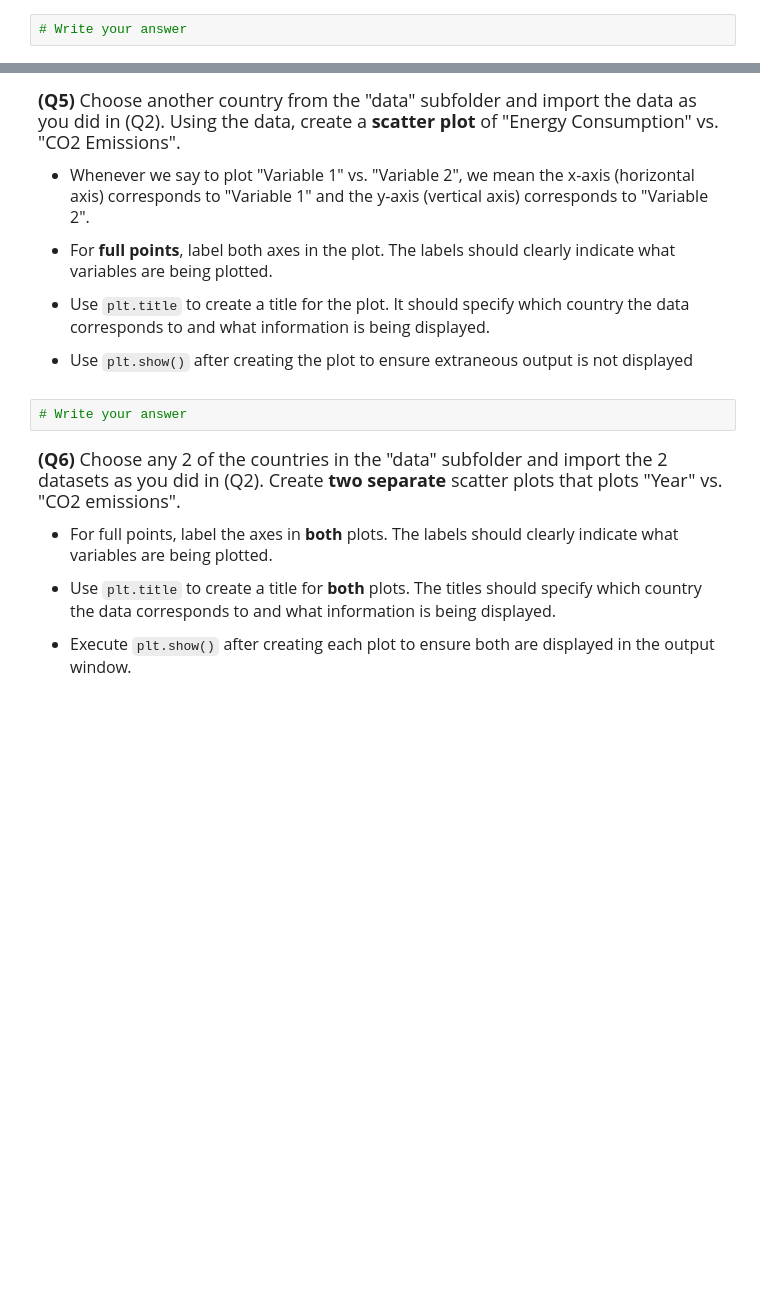
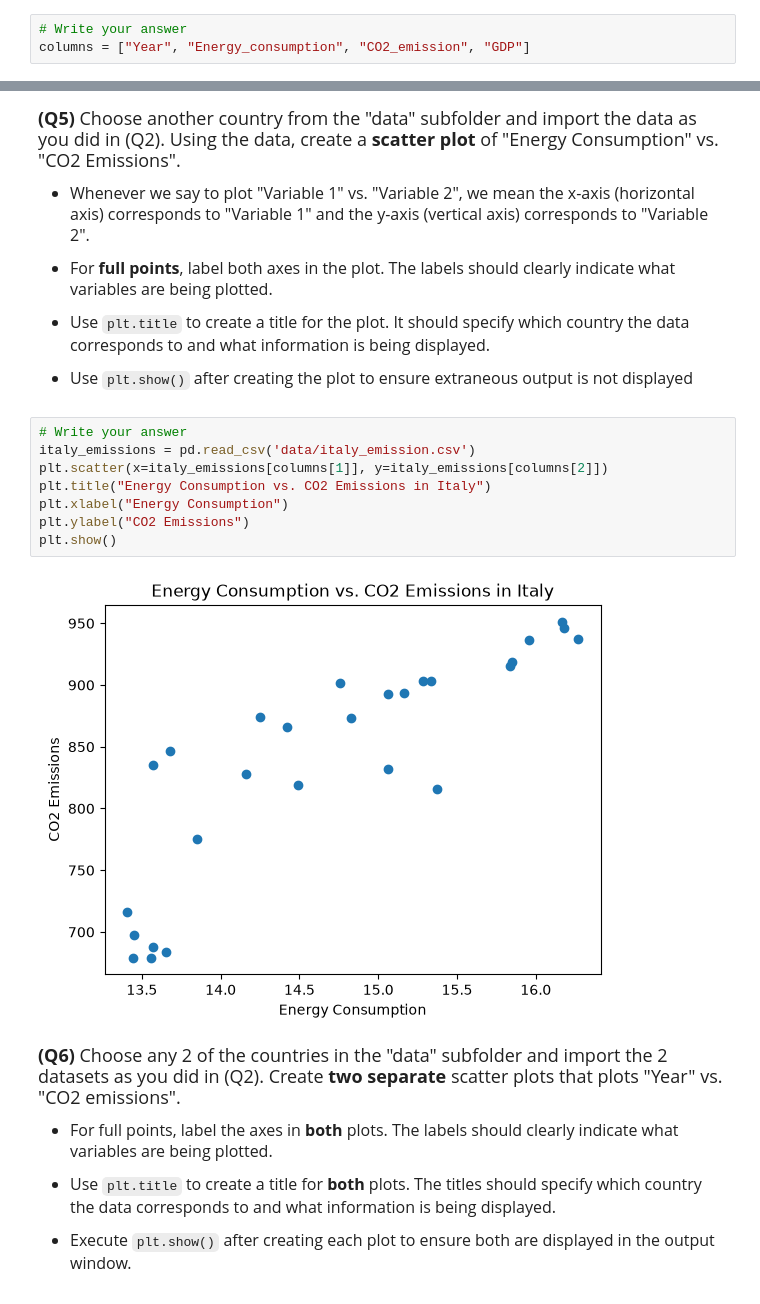
Before and after one commit to J-Kofsky/datasci185fall2026, a Jupyter notebook: _assignments/assignment_2/Assignment2.ipynb, the cells around one changed output, grey strips where cells are left out. Drawn from its saved outputs; the diff is of its cells as text; blank space fills up the shorter version.

```diff
--- a/_assignments/assignment_2/Assignment2.ipynb
+++ b/_assignments/assignment_2/Assignment2.ipynb
@@ -51,6 +51,7 @@ us_emissions = pd.read_csv('data/us_emission.csv')
 - You do not have to "extract" the names from the dataset through a Python command. You can simply type them manually.
 # %%
 # Write your answer
+columns = ["Year", "Energy_consumption", "CO2_emission", "GDP"]
 # %% [markdown]
 <font size = "4">
 
@@ -100,8 +122,16 @@ us_emissions["CO2_emission"].describe()
 - Use `plt.title` to create a title for the plot. It should specify which country the data corresponds to and what information is being displayed.
 
 - Use `plt.show()` after creating the plot to ensure extraneous output is not displayed
-# %%
-# Write your answer
+# %%
+# Write your answer
+italy_emissions = pd.read_csv('data/italy_emission.csv')
+plt.scatter(x=italy_emissions[columns[1]], y=italy_emissions[columns[2]])
+plt.title("Energy Consumption vs. CO2 Emissions in Italy")
+plt.xlabel("Energy Consumption")
+plt.ylabel("CO2 Emissions")
+plt.show()
+# %% [output]
+[figure, added]
 # %% [markdown]
 <font size = "4">
 
```
Also changed, not shown: parts of 4 cells of this notebook.
